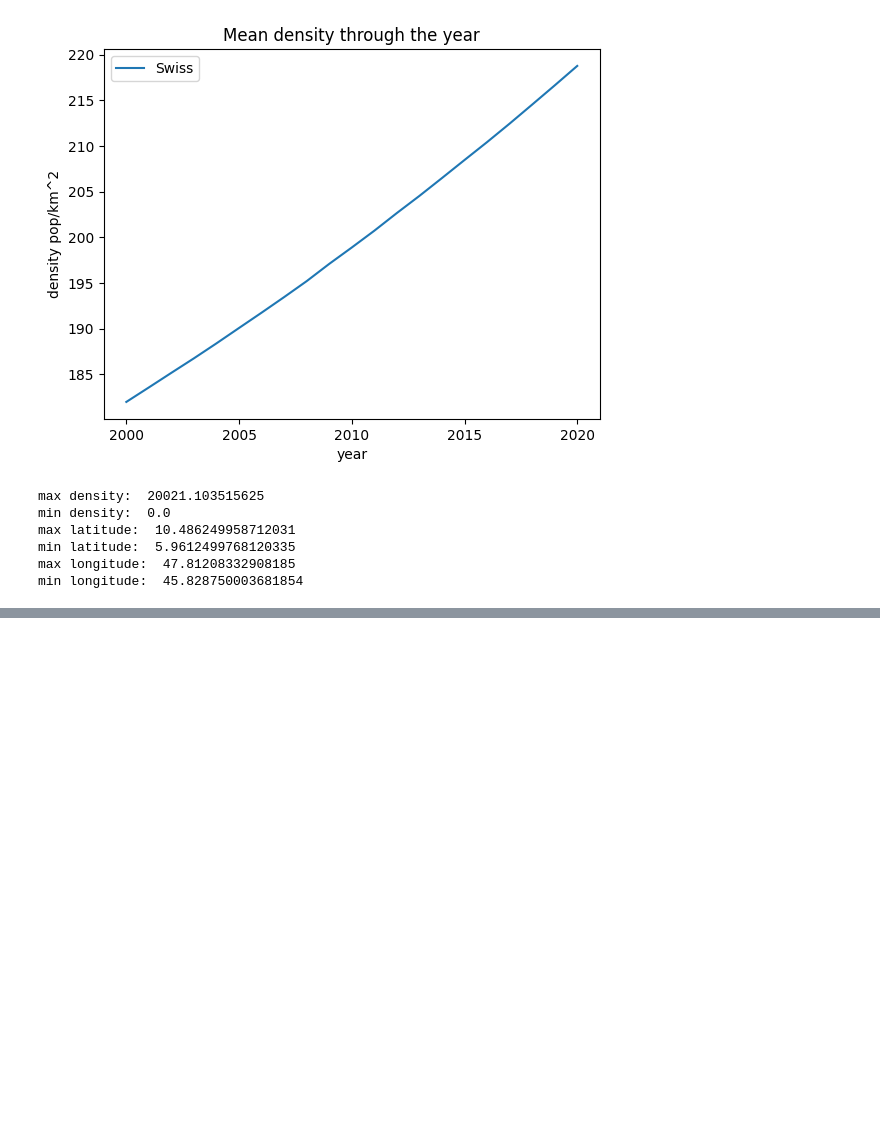
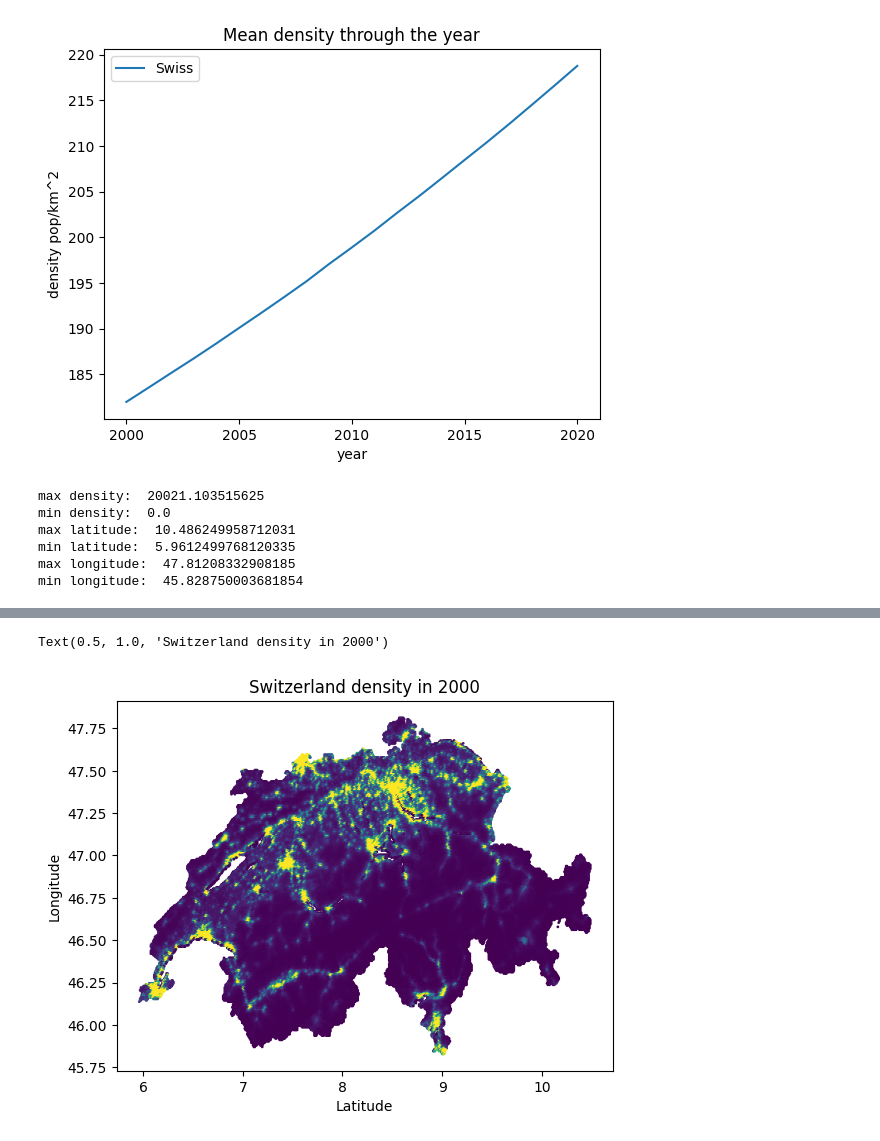
Before and after one commit to com-480-data-visualization/project-2023-nan-team, a Jupyter notebook: first_stats.ipynb, the cells around one changed output, grey strips where cells are left out. Cells and saved outputs as stored; diff of their text form; code cells hidden in the pictures; blank space fills up the shorter version.

```diff
--- a/first_stats.ipynb
+++ b/first_stats.ipynb
@@ -44,0 +38,13 @@ Name: 1, dtype: float64
+# %%
+plt.scatter(data[data["year"]==2000]['X'],data[data["year"]==2000]['Y'],s=1,c=data[data["year"]==2000]['Z'],vmax=1000)
+plt.xlabel('Latitude')
+plt.ylabel('Longitude')
+plt.title('Switzerland density in 2000')
+
+# sns.relplot(
+#     data=data[data["year"]==2000],
+#     x="X", y="Y",hue="Z",alpha=0.03
+# )
+# %% [output]
+Text(0.5, 1.0, 'Switzerland density in 2000')
+[figure, added]
```
Also changed, not shown: parts of 2 cells of this notebook, 5 other files.
